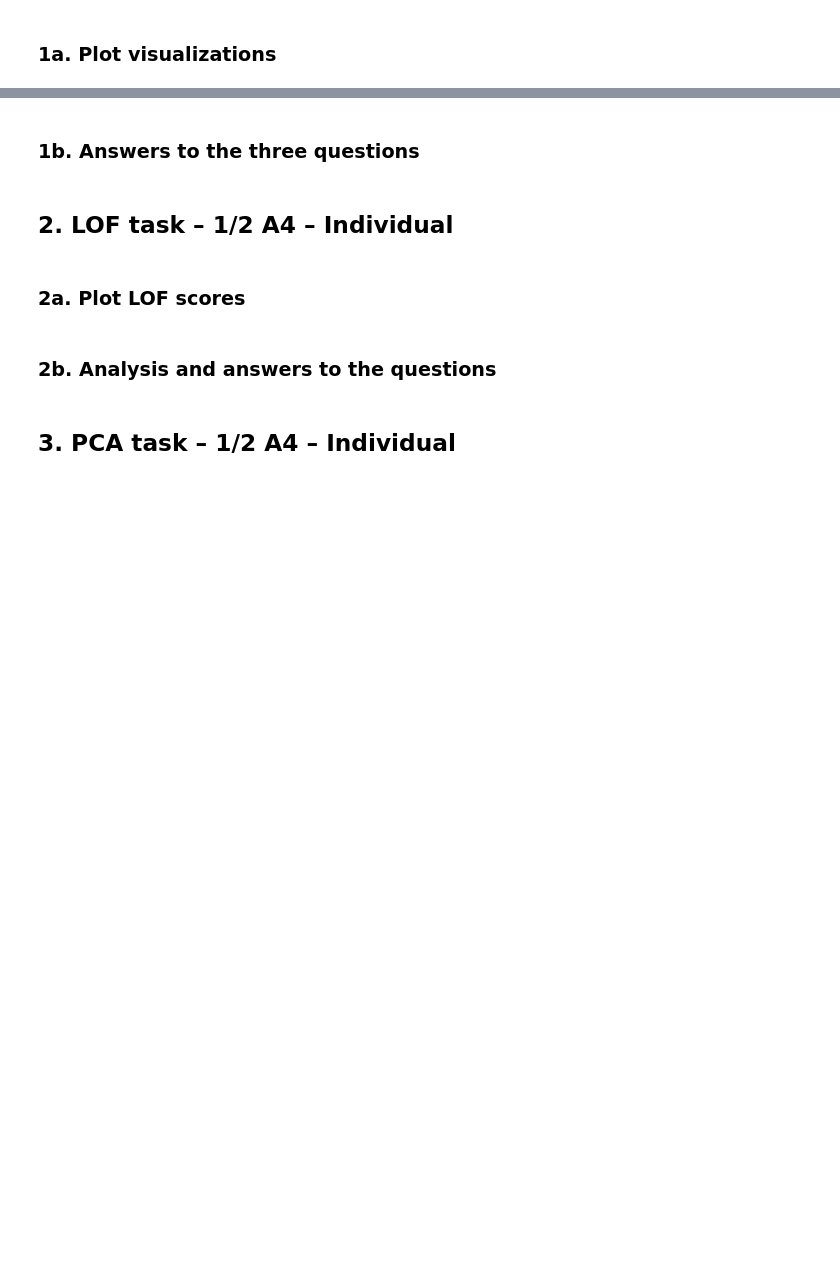
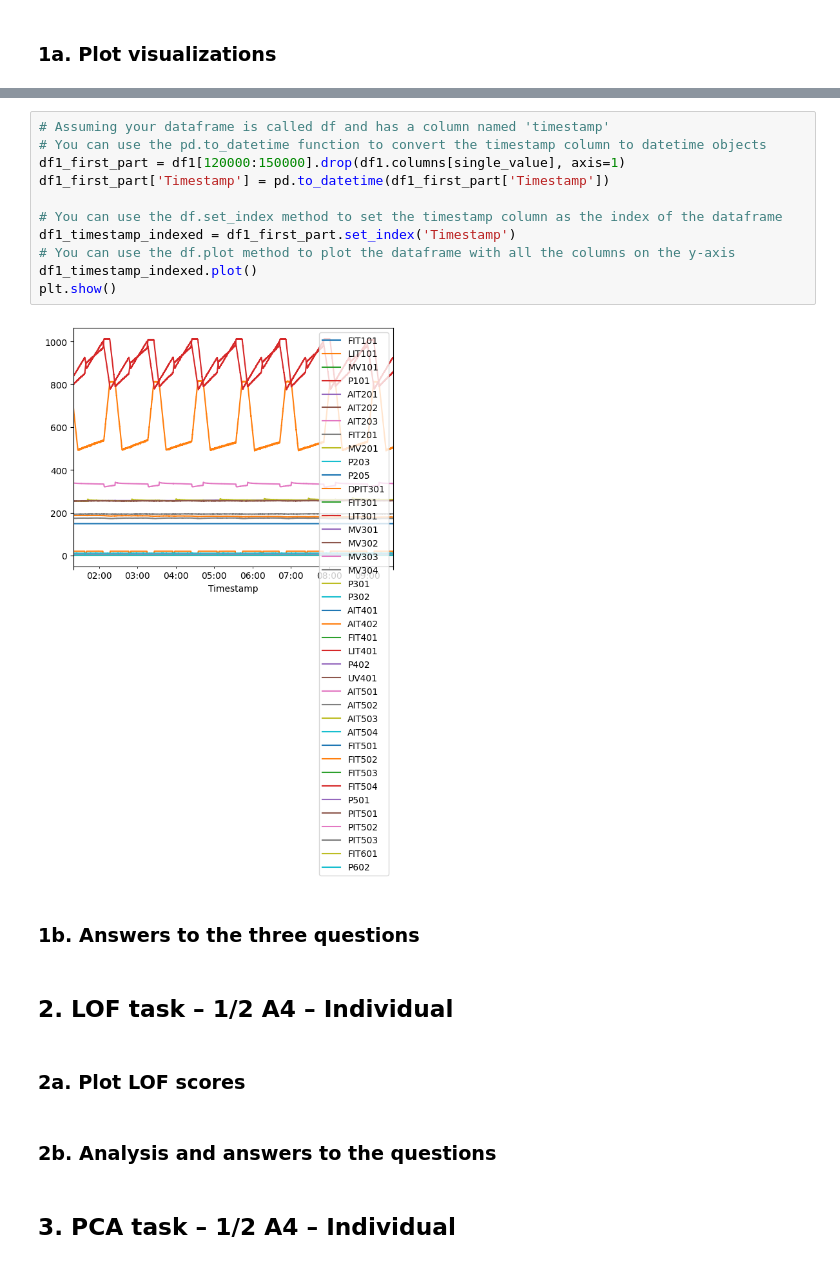
Before and after one commit to suhaib1769/CDA_Group42, a Jupyter notebook: Lab_2/Lab2.ipynb, the cells around one changed output, grey strips where cells are left out. Cells and saved outputs as stored; diff of their text form; blank space fills up the shorter version.

```diff
--- a/Lab_2/Lab2.ipynb
+++ b/Lab_2/Lab2.ipynb
@@ -36,3 +104,16 @@ print('hello')
+# %%
+# Assuming your dataframe is called df and has a column named 'timestamp'
+# You can use the pd.to_datetime function to convert the timestamp column to datetime objects
+df1_first_part = df1[120000:150000].drop(df1.columns[single_value], axis=1)
+df1_first_part['Timestamp'] = pd.to_datetime(df1_first_part['Timestamp'])
+
+# You can use the df.set_index method to set the timestamp column as the index of the dataframe
+df1_timestamp_indexed = df1_first_part.set_index('Timestamp')
+# You can use the df.plot method to plot the dataframe with all the columns on the y-axis
+df1_timestamp_indexed.plot()
+plt.show()
+# %% [output]
+[figure, added]
 # %% [markdown]
 ### 1b. Answers to the three questions
 # %% [markdown]
```
Also changed, not shown: parts of 4 cells of this notebook.
